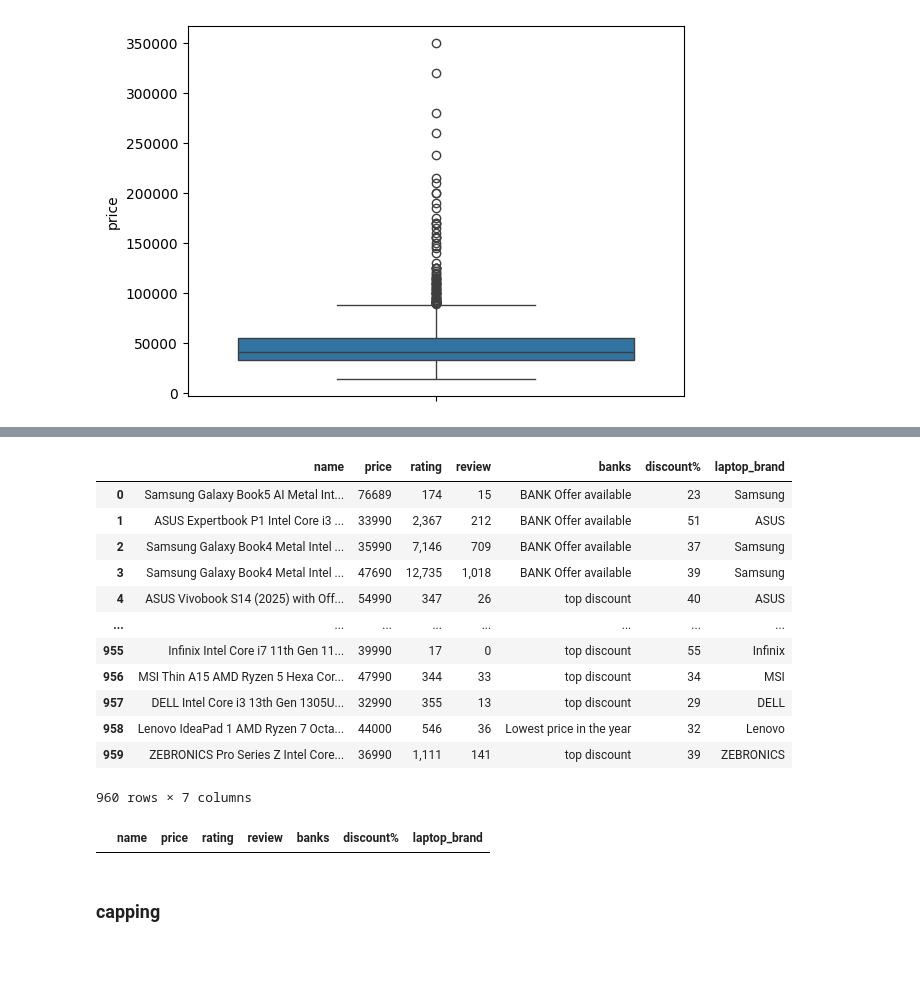
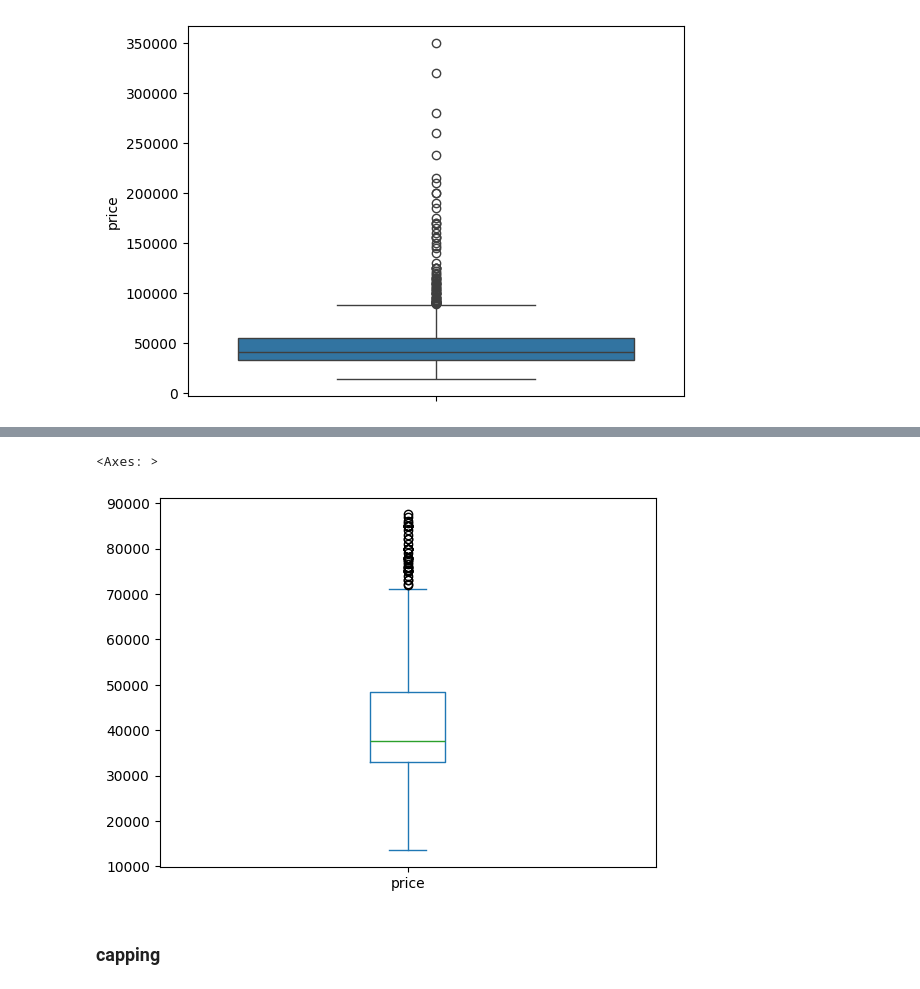
Before and after one commit to Ganesh20000/Machine-Learning, a Jupyter notebook: day-45/Feature_Construction__Feature_Splitting.ipynb, the cells around one changed output, grey strips where cells are left out. Cells and saved outputs as stored; diff of their text form; code cells hidden in the pictures; blank space fills up the shorter version.

```diff
--- a/day-45/Feature_Construction__Feature_Splitting.ipynb
+++ b/day-45/Feature_Construction__Feature_Splitting.ipynb
@@ -466,25 +466,14 @@ np.float64(-10.0)
 # %%
-flip[(flip['price'] >upper ) | (flip['price']<lowr)]
+# flip[(flip['price'] >upper ) | (flip['price']<lowr)]
-# %% [output]
-|  | name | price | rating | review | banks | discount% | laptop_brand |
-| 0 | Samsung Galaxy Book5 AI Metal Int... | 76689 | 174 | 15 | BANK Offer available | 23 | Samsung |
-| 1 | ASUS Expertbook P1 Intel Core i3 ... | 33990 | 2,367 | 212 | BANK Offer available | 51 | ASUS |
-| 2 | Samsung Galaxy Book4 Metal Intel ... | 35990 | 7,146 | 709 | BANK Offer available | 37 | Samsung |
-| 3 | Samsung Galaxy Book4 Metal Intel ... | 47690 | 12,735 | 1,018 | BANK Offer available | 39 | Samsung |
-| 4 | ASUS Vivobook S14 (2025) with Off... | 54990 | 347 | 26 | top discount | 40 | ASUS |
-| ... | ... | ... | ... | ... | ... | ... | ... |
-| 955 | Infinix Intel Core i7 11th Gen 11... | 39990 | 17 | 0 | top discount | 55 | Infinix |
-| 956 | MSI Thin A15 AMD Ryzen 5 Hexa Cor... | 47990 | 344 | 33 | top discount | 34 | MSI |
-| 957 | DELL Intel Core i3 13th Gen 1305U... | 32990 | 355 | 13 | top discount | 29 | DELL |
-| 958 | Lenovo IdeaPad 1 AMD Ryzen 7 Octa... | 44000 | 546 | 36 | Lowest price in the year | 32 | Lenovo |
-| 959 | ZEBRONICS Pro Series Z Intel Core... | 36990 | 1,111 | 141 | top discount | 39 | ZEBRONICS |
-960 rows × 7 columns
 # %%
 flip_clean = flip[(flip['price'] >= upper) & (flip['price'] <= lower)]
 # %%
-flip[(flip['price'] >lower ) & (flip['price']<upper)]
+new=flip[(flip['price'] >lower ) & (flip['price']<upper)]
-# %% [output]
-|  | name | price | rating | review | banks | discount% | laptop_brand |
+# %%
+new['price'].plot(kind='box')
+# %% [output]
+<Axes: >
+[figure, added]
 # %% [markdown]
 ### capping
 # %%
```
Also changed, not shown: parts of 9 cells of this notebook, 5 other files.
